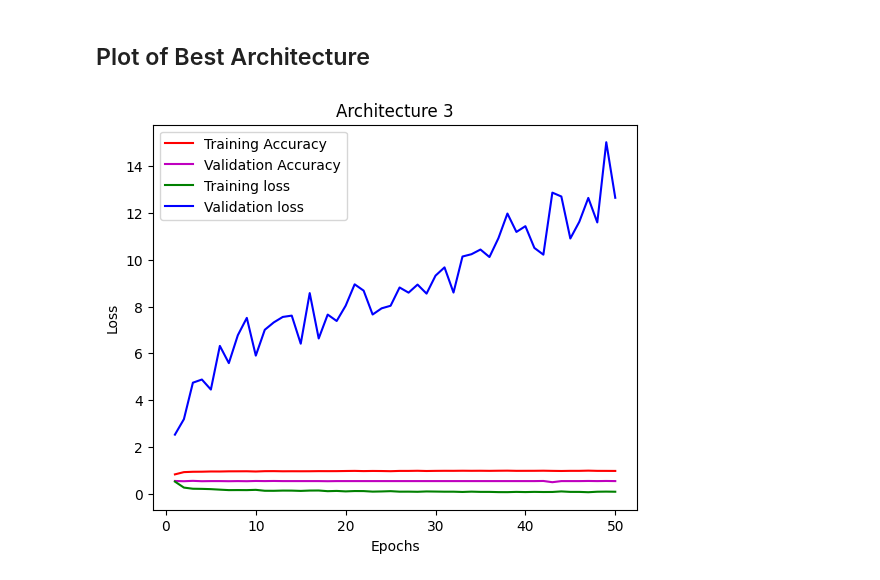
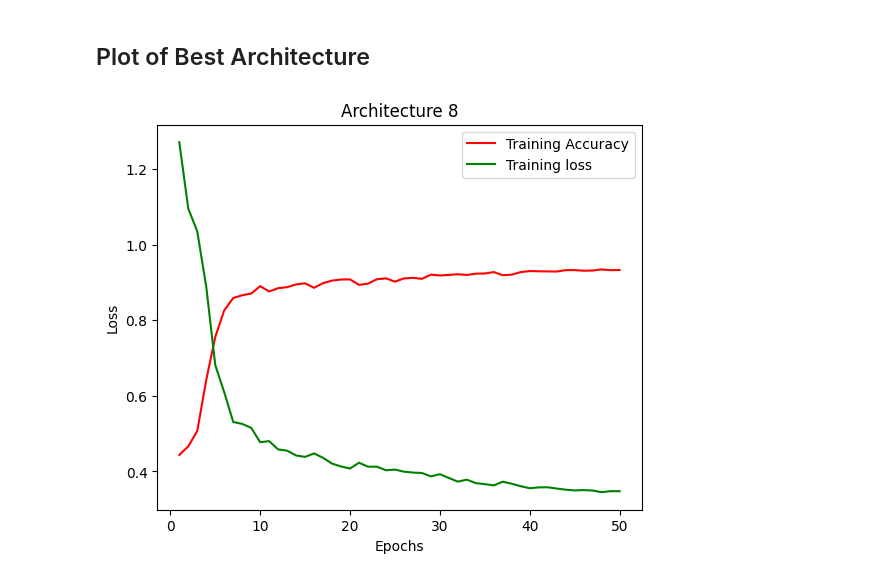
Before and after one commit to StadynR/HAR-imu-photogrammetry, a Jupyter notebook: Notebooks/Dataset 1/Photogrammetry.ipynb, the cells around one changed output. Saved outputs shown, nothing was run; the diff lists cells and outputs as text; code cells hidden in the pictures.

```diff
--- a/Notebooks/Dataset 1/Photogrammetry.ipynb
+++ b/Notebooks/Dataset 1/Photogrammetry.ipynb
@@ -1957,24 +1888,24 @@ display(fig)
 # %% [markdown]
 ## Plot of Best Architecture
 # %%
-best = 3
+best = 8
 
 if (best <= 4):
   best_x = 0
   best_y = best - 1
 else:
   best_x = 1
   best_y = (best - 1) - 4
 
 # Set the spacing between subplots to zero
 fig.subplots_adjust(wspace=0, hspace=0)
 
 # Hide the other subplots
 for i in range(2):
     for j in range(4):
         if i != best_x or j != best_y:
             axes[i, j].set_visible(False)
 
 display(axes[best_x, best_y].figure)
 # %% [output]
-[figure, old version]
+[figure, new version]
```
Also changed, not shown: parts of 19 cells of this notebook.
